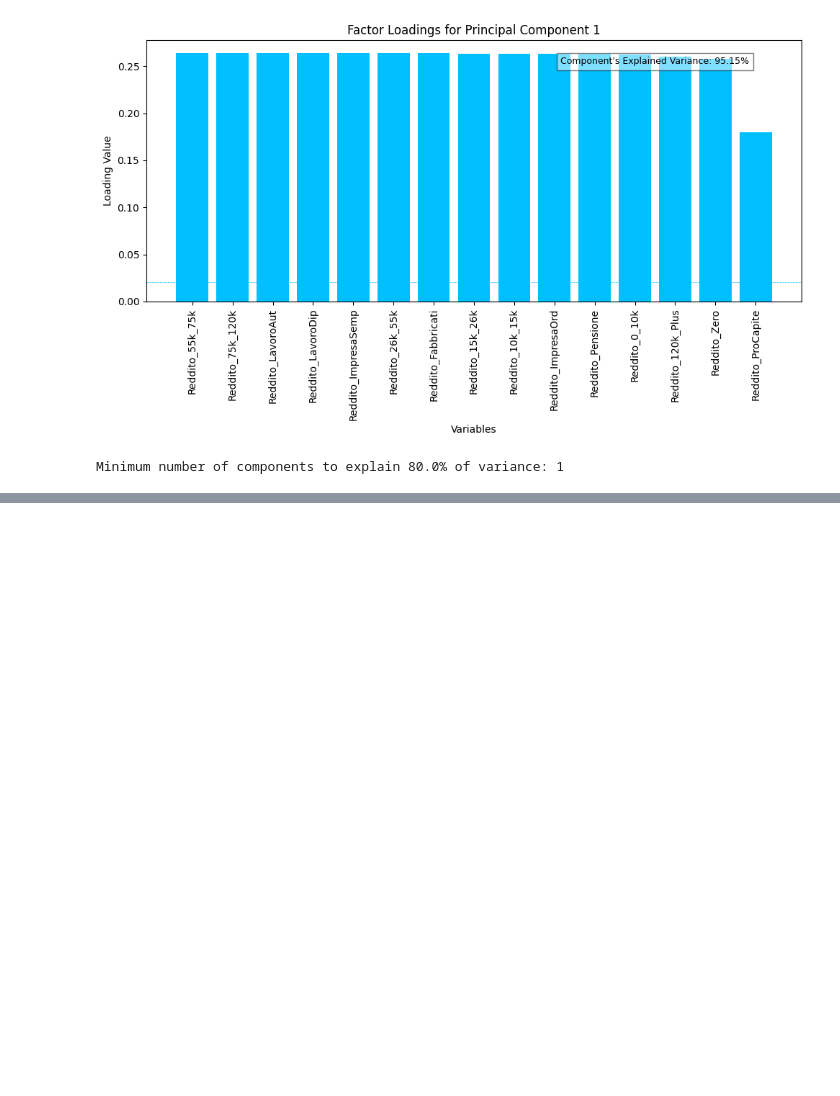
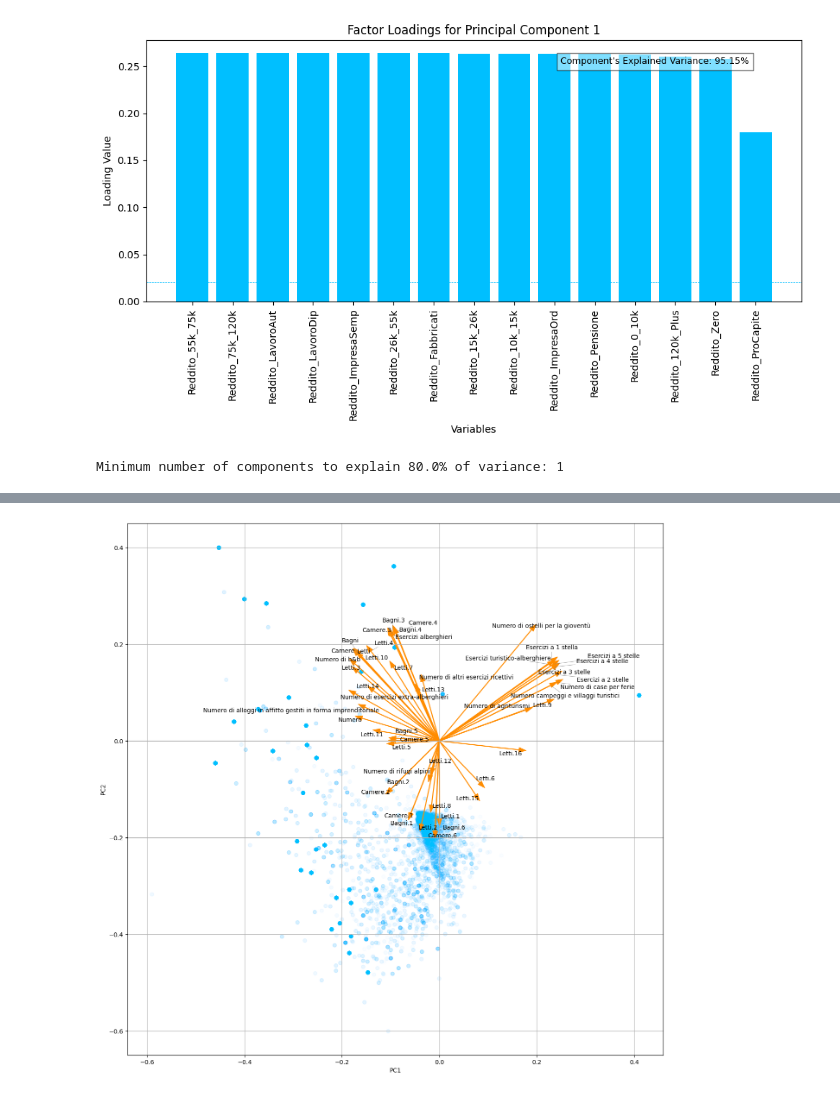
Before and after one commit to leonardoguida/real_estate_predictive_model, a Jupyter notebook: fileexploration.ipynb, the cells around one changed output, grey strips where cells are left out. Saved outputs shown, nothing was run; the diff lists cells and outputs as text; code cells hidden in the pictures; blank space fills up the shorter version.

```diff
--- a/fileexploration.ipynb
+++ b/fileexploration.ipynb
@@ -391,0 +497,32 @@ Minimum number of components to explain 80.0% of variance: 1
+# %%
+# Define a plot function
+def myplot(score, coeff, labels=None):
+    xs = score[:, 0]
+    ys = score[:, 1]
+    n = coeff.shape[0]
+    scalex = 1.0 / (xs.max() - xs.min())
+    scaley = 1.0 / (ys.max() - ys.min())
+    plt.figure(figsize=(16,16))
+    plt.scatter(xs * scalex, ys * scaley, alpha=0.02, color=color_blue)
+
+    texts = []
+    multplier = 1.0
+    for i in range(n):
+        plt.arrow(0, 0, coeff[i, 0], coeff[i, 1], color=color_orange, alpha=1, lw=0.8, head_width=0.01)
+        text = plt.text(coeff[i, 0] * multplier, coeff[i, 1] * multplier, labels[i], color=color_black, ha='center', va='center')
+        texts.append(text)
+
+    # plt.xlim(-1, 1)
+    # plt.ylim(-1, 1)
+    plt.xlabel("PC{}".format(1))
+    plt.ylabel("PC{}".format(2))
+    plt.grid()
+
+    adjust_text(texts, only_move={'points':'y', 'texts':'y'}, arrowprops=dict(arrowstyle='->', color='gray', lw=0.5))
+
+
+# Use only the 2 PCs.
+myplot(x_new[:, 0:2],np.transpose(pca.components_[0:2, :]), x_new_cols)
+plt.show()
+# %% [output]
+[figure, added]
```
Also changed, not shown: parts of 26 cells of this notebook.
